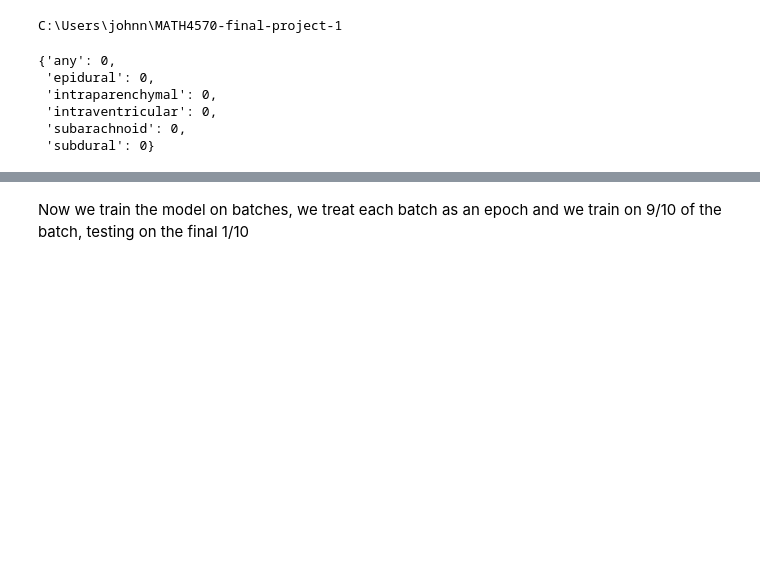
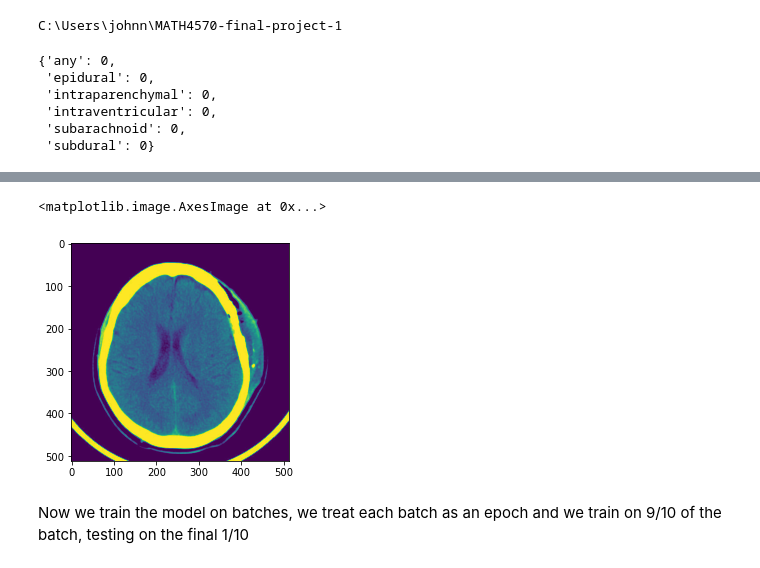
Before and after one commit to RogerFlores3113/MATH4570-final-project-1, a Jupyter notebook: Classification CNN.ipynb, the cells around one changed output, grey strips where cells are left out. Drawn from its saved outputs; the diff is of its cells as text; code cells hidden in the pictures; blank space fills up the shorter version.

```diff
--- a/Classification CNN.ipynb
+++ b/Classification CNN.ipynb
@@ -92,2 +126,7 @@ Model: "sequential"
+# %%
+plt.imshow(gs_imgs[0])
+# %% [output]
+<matplotlib.image.AxesImage at 0x...>
+[figure, added]
 # %% [markdown]
 Now we train the model on batches, we treat each batch as an epoch and we train on 9/10 of the batch, testing on the final 1/10
```
Also changed, not shown: parts of 8 cells of this notebook.
